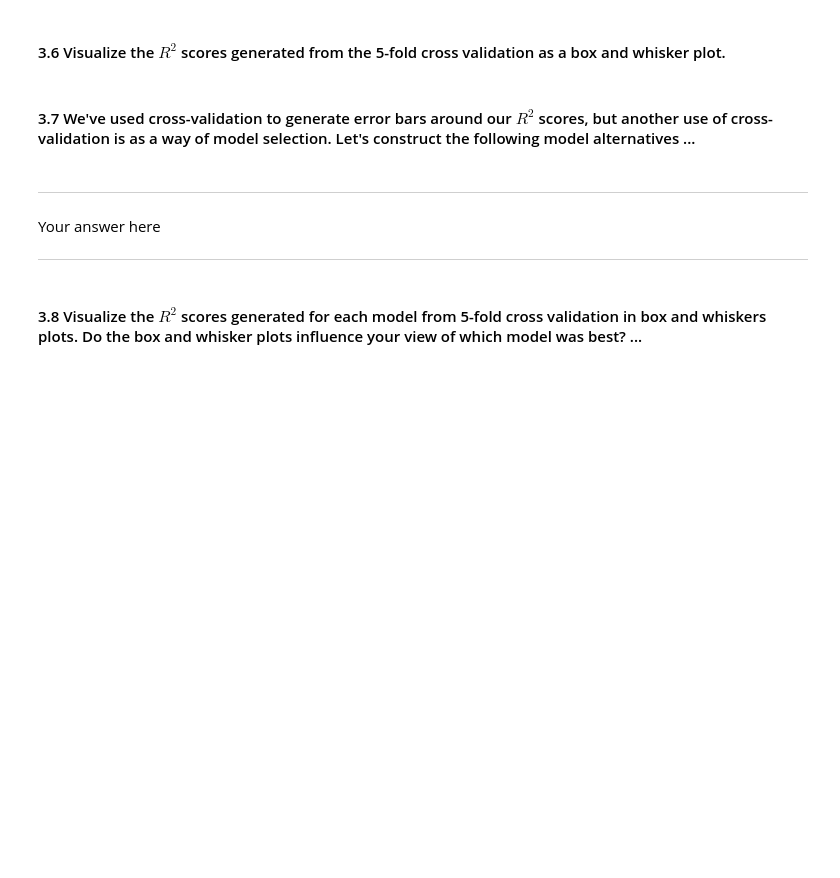
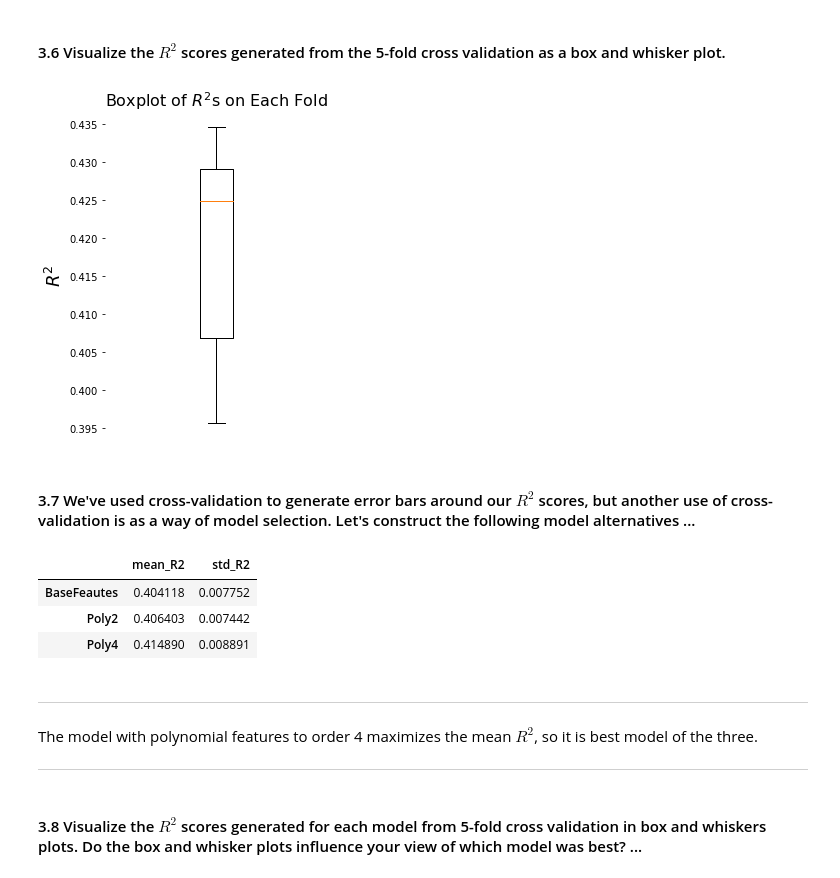
Before and after one commit to ejohnsson/CS109A, a Jupyter notebook: cs109a_HW4.ipynb, the cells around one changed output. Saved outputs shown, nothing was run; the diff lists cells and outputs as text; code cells hidden in the pictures; blank space fills up the shorter version.

```diff
--- a/cs109a_HW4.ipynb
+++ b/cs109a_HW4.ipynb
@@ -562,0 +625,28 @@ The $R^2$ values for the full polynomial model are slightly higher for both the
+# %%
+n_folds = 5
+kfold = KFold(n_folds, shuffle=True)
+
+# declare array of R-Squareds of each model
+train_scores = np.zeros(n_folds)
+valid_scores = np.zeros(n_folds)
+
+# Fold index
+fold = 0
+
+for train, valid in kfold.split(range(len(X_poly_train))):
+
+    # build the linear regression model
+    lin_reg = LinearRegression()
+
+    # Fit using the training data
+    lin_reg.fit(X_poly_train.loc[train], y_train.loc[train])
+
+    # Make predictions using the training data and the validation data
+    Ytrain_pred = lin_reg.predict(X_poly_train.loc[train])
+    Ytrain_valid = lin_reg.predict(X_poly_train.loc[valid])
+
+    # Calculaate R-Squared for the training and validation sets
+    train_scores[fold] = r2_score(y_train.loc[train], Ytrain_pred)
+    valid_scores[fold] = r2_score(y_train.loc[valid], Ytrain_valid)
+
+    fold += 1
@@ -571,2 +671,16 @@ Your answer here
+# %%
+fig, ax = plt.subplots(1,1, figsize=(4,6))
+
+ax.boxplot(valid_scores)
+ax.spines['right'].set_visible(False)
+ax.spines['top'].set_visible(False)
+ax.spines['left'].set_visible(False)
+ax.spines['bottom'].set_visible(False)
+ax.set_ylabel('$R^2$', fontsize=18)
+ax.set_title('Boxplot of $R^2$s on Each Fold', fontsize=16)
+ax.set_xticklabels('')
+ax.tick_params(axis='x', which='both', bottom='false')
+# %% [output]
+[figure, added]
 # %% [markdown]
 #### 3.7 We've used cross-validation to generate error bars around our $R^2$ scores, but another use of cross-validation is as a way of model selection.  Let's construct the following model alternatives ...
@@ -575,4 +686,0 @@ Your answer here
-# %% [markdown]
-<HR>
-Your answer here
-<HR>
@@ -579,2 +762,23 @@ Your answer here
+# %%
+means = {'BaseFeautes': np.mean(valid_scores[0]),
+         'Poly2': np.mean(valid_scores[1]),
+         'Poly4': np.mean(valid_scores[2])}
+
+stds = {'BaseFeautes': np.std(valid_scores[0]),
+         'Poly2': np.std(valid_scores[1]),
+         'Poly4': np.std(valid_scores[2])}
+
+model_comparison = pd.DataFrame([means, stds]).T
+model_comparison.columns = ['mean_R2', 'std_R2']
+model_comparison
+# %% [output]
+|  | mean_R2 | std_R2 |
+| BaseFeautes | 0.404118 | 0.007752 |
+| Poly2 | 0.406403 | 0.007442 |
+| Poly4 | 0.414890 | 0.008891 |
+# %% [markdown]
+<HR>
+The model with polynomial features to order 4 maximizes the mean $R^2$, so it is best model of the three.
+<HR>
 # %% [markdown]
 #### 3.8 Visualize the $R^2$ scores generated for each model from 5-fold cross validation in box and whiskers plots.  Do the box and whisker plots influence your view of which model was best? ...
```
Also changed, not shown: parts of 33 cells of this notebook.
